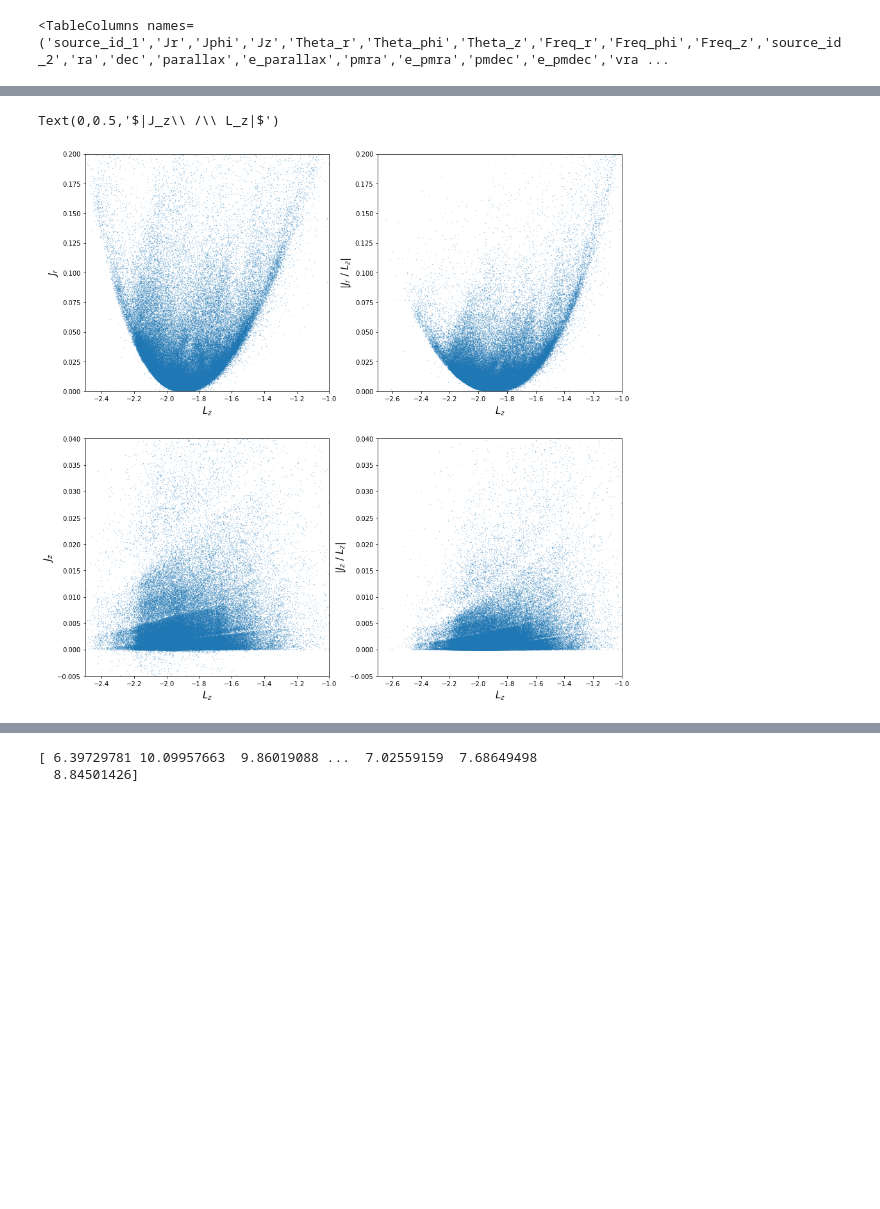
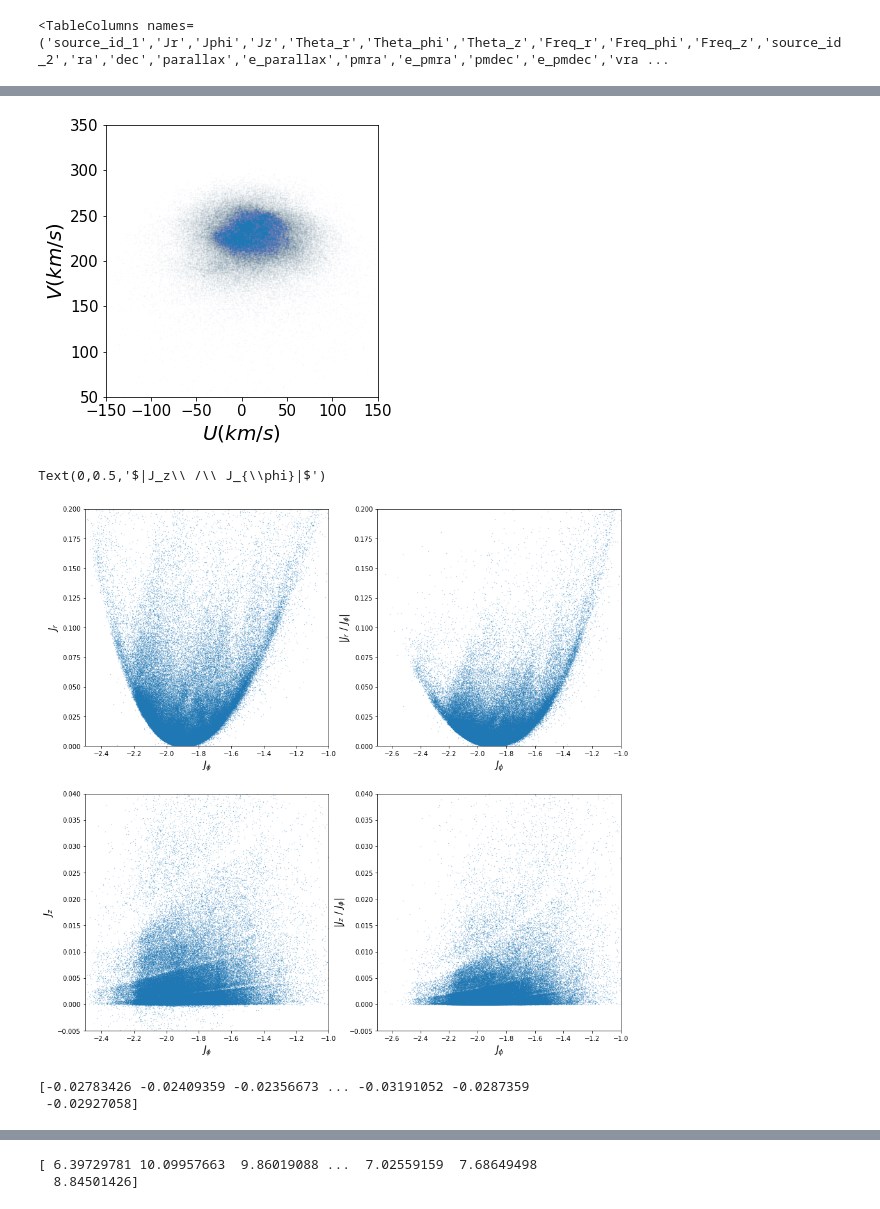
Before and after one commit to DouglasGrion/Kathryn, a Jupyter notebook: Action-Space_Plots.ipynb, the cells around one changed output, grey strips where cells are left out. Saved outputs shown, nothing was run; the diff lists cells and outputs as text; code cells hidden in the pictures; blank space fills up the shorter version.

```diff
--- a/Action-Space_Plots.ipynb
+++ b/Action-Space_Plots.ipynb
@@ -16,6 +39,25 @@ Z = np.array(data_table["zGC"]) * 0.001
 U = np.array(data_table["U"])
 V = np.array(data_table["V"])
 W = np.array(data_table["W"])
+# %%
+#making sure match worked
+plt.figure(figsize=(5,5))
+
+plt.scatter(U, V, s=0.1, alpha=0.03)
+
+plt.xlim(-150,150)
+plt.ylim(50,350)
+
+#Labelling axes and increasing tick size.
+plt.xlabel("$U(km/s)$", fontsize=20)
+plt.ylabel("$V(km/s)$", fontsize=20)
+plt.xticks(fontsize=15)
+plt.yticks(fontsize=15)
+
+#Equalling space in between ticks
+plt.gca().set_aspect("equal",adjustable="box")
+# %% [output]
+[figure, added]
 # %%
 import matplotlib.pyplot as plt
 
@@ -23,23 +65,28 @@ fig, axs = plt.subplots(2,2, figsize=(15,15))
 
 axs[0, 0].scatter(Jphi, Jr, s=0.1, alpha=0.5)
 axs[0, 0].axis([-2.5, -1, 0, 0.2])
-axs[0, 0].set_xlabel("$L_z$",fontsize=15)
+axs[0, 0].set_xlabel("$J_{\phi}$",fontsize=15)
 axs[0, 0].set_ylabel("$J_r$",fontsize=15)
 
 axs[0, 1].scatter(Jphi,np.abs(Jr/Jphi),s=0.1, alpha=0.5)
 axs[0, 1].axis([-2.7, -1, 0, 0.2])
-axs[0, 1].set_xlabel("$L_z$",fontsize=15)
-axs[0, 1].set_ylabel("$|J_r\ /\ L_z|$",fontsize=15)
+axs[0, 1].set_xlabel("$J_{\phi}$",fontsize=15)
+axs[0, 1].set_ylabel("$|J_r\ /\ J_{\phi}|$",fontsize=15)
 
 axs[1, 0].scatter(Jphi, Jz, s=0.1, alpha=0.5)
 axs[1, 0].axis([-2.5, -1, -0.005, 0.04])
-axs[1, 0].set_xlabel("$L_z$",fontsize=15)
+axs[1, 0].set_xlabel("$J_{\phi}$",fontsize=15)
 axs[1, 0].set_ylabel("$J_z$",fontsize=15)
 
 axs[1, 1].scatter(Jphi,np.abs(Jz/Jphi),s=0.1, alpha=0.5)
 axs[1, 1].axis([-2.7, -1, -0.005, 0.04])
-axs[1, 1].set_xlabel("$L_z$",fontsize=15)
-axs[1, 1].set_ylabel("$|J_z\ /\ L_z|$",fontsize=15)
+axs[1, 1].set_xlabel("$J_{\phi}$",fontsize=15)
+axs[1, 1].set_ylabel("$|J_z\ /\ J_{\phi}|$",fontsize=15)
 # %% [output]
-Text(0,0.5,'$|J_z\\ /\\ L_z|$')
+Text(0,0.5,'$|J_z\\ /\\ J_{\\phi}|$')
 [figure]
+# %%
+print(Ophi)
+# %% [output]
+[-0.02783426 -0.02409359 -0.02356673 ... -0.03191052 -0.0287359
+ -0.02927058]
```
Also changed, not shown: parts of 17 cells of this notebook, 1 other file.
